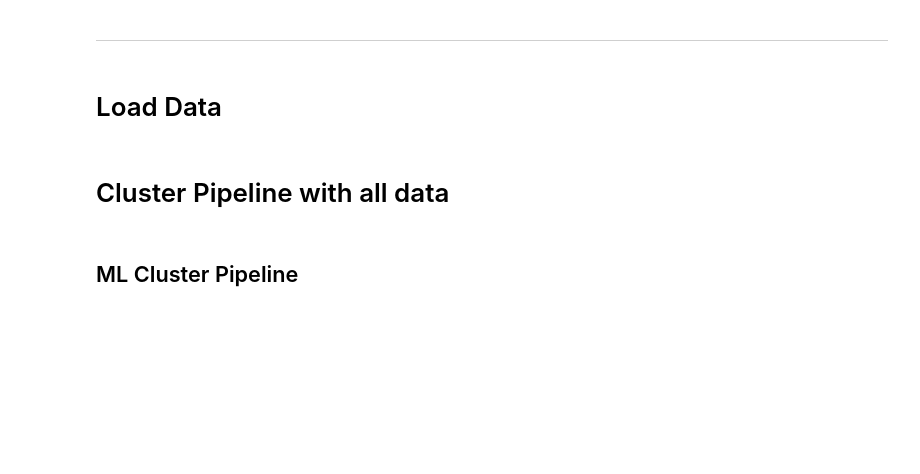
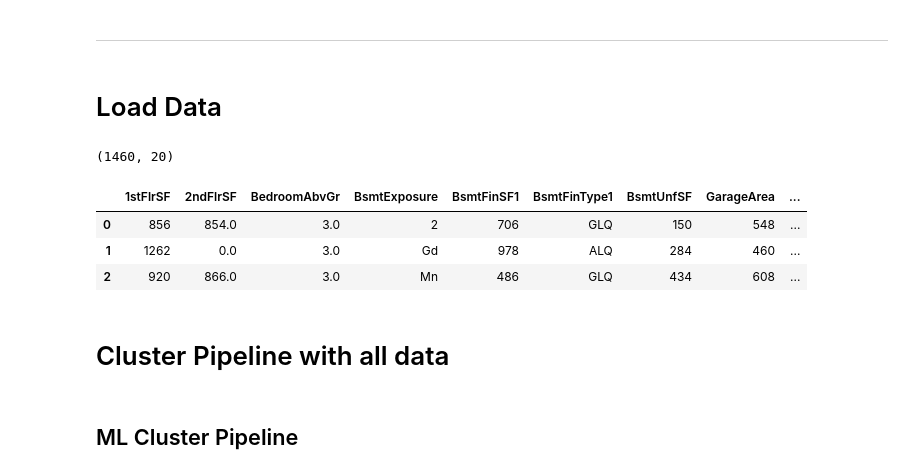
Before and after one commit to AlexanderAberg/heritage-housing-ames-iowa-usa, a Jupyter notebook: jupyter_notebooks/07 - Modeling and Evaluation - Cluster Sklearn.ipynb, the cells around one changed output. Drawn from its saved outputs; the diff is of its cells as text; code cells hidden in the pictures; blank space fills up the shorter version.

```diff
--- a/jupyter_notebooks/07 - Modeling and Evaluation - Cluster Sklearn.ipynb
+++ b/jupyter_notebooks/07 - Modeling and Evaluation - Cluster Sklearn.ipynb
@@ -48,11 +54,17 @@ current_dir
 # Load Data
 # %%
 import pandas as pd
-df = (pd.read_csv("outputs/datasets/collection/TelcoCustomerChurn.csv")
+df = (pd.read_csv("outputs/datasets/collection/HousePrices.csv")
       .drop(['GarageFinish', 'WoodDeckSF', 'KitchenQual', 'EnclosedPorch'], axis=1)
       )
 print(df.shape)
 df.head(3)
+# %% [output]
+(1460, 20)
+|  | 1stFlrSF | 2ndFlrSF | BedroomAbvGr | BsmtExposure | BsmtFinSF1 | BsmtFinType1 | BsmtUnfSF | GarageArea | ... |
+| 0 | 856 | 854.0 | 3.0 | 2 | 706 | GLQ | 150 | 548 | ... |
+| 1 | 1262 | 0.0 | 3.0 | Gd | 978 | ALQ | 284 | 460 | ... |
+| 2 | 920 | 866.0 | 3.0 | Mn | 486 | GLQ | 434 | 608 | ... |
 # %% [markdown]
 # Cluster Pipeline with all data
 # %% [markdown]
```
Also changed, not shown: parts of 68 cells of this notebook, 1 other file.
